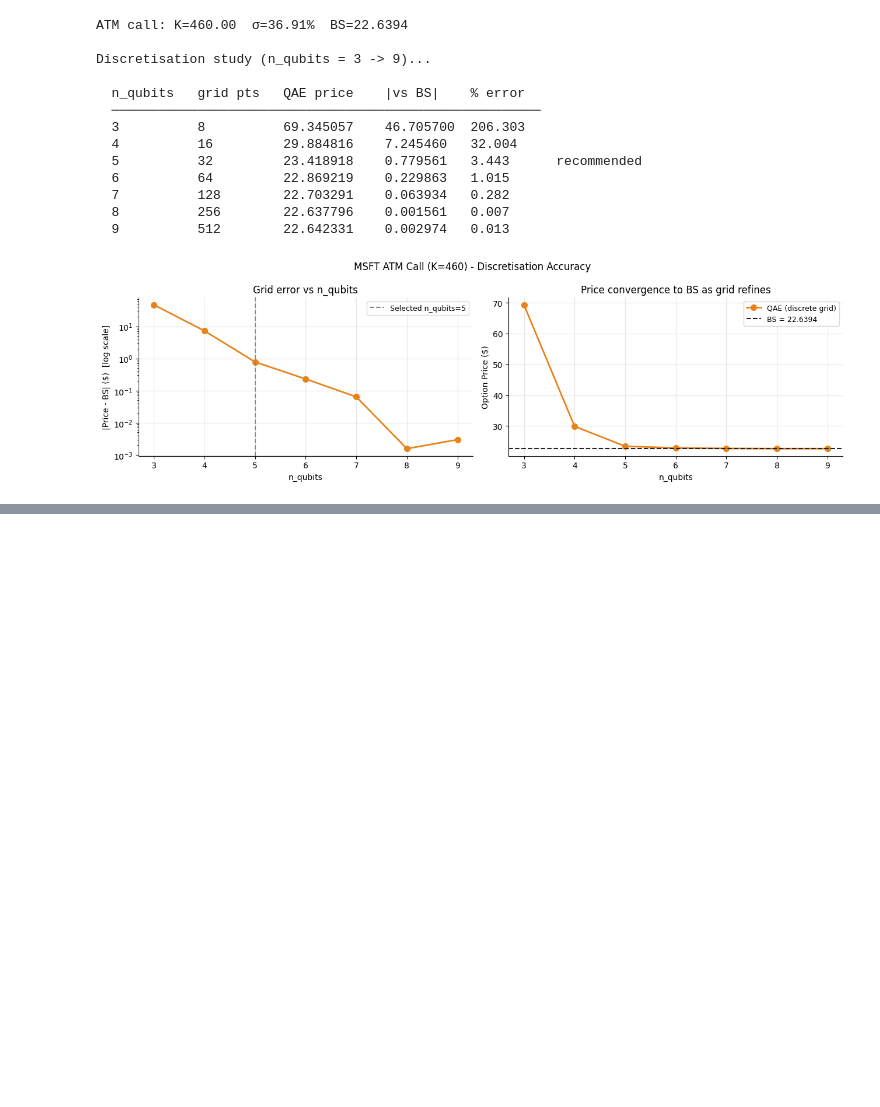
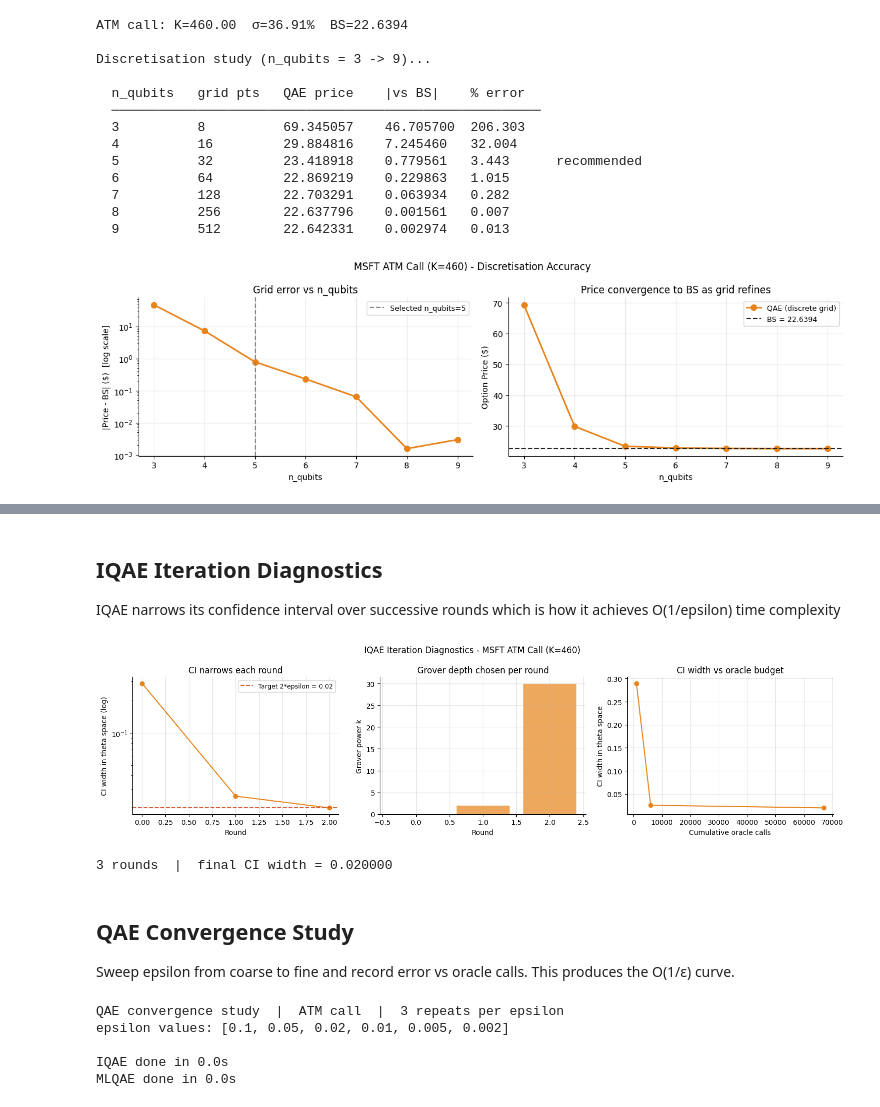
Before and after one commit to Alankrit01/Quantum-Options-Pricing, a Jupyter notebook: QAE.ipynb, the cells around one changed output, grey strips where cells are left out. Saved outputs shown, nothing was run; the diff lists cells and outputs as text; code cells hidden in the pictures; blank space fills up the shorter version.

Commit message:
Added Single Strike pricing, iteration diagnostics and Convergence studies

```diff
--- a/QAE.ipynb
+++ b/QAE.ipynb
@@ -250,0 +320,70 @@ Discretisation study (n_qubits = 3 -> 9)...
+# %% [markdown]
+## IQAE Iteration Diagnostics
+IQAE narrows its confidence interval over successive rounds which is how it achieves O(1/epsilon) time complexity
+# %%
+iqae_res = single_results.get('IQAE')
+history  = getattr(iqae_res, '_history', [])
+# History dict keys: 'iter', 'k', 'depth', 'ci_width', 'n_oracle_cumulative'
+
+if history:
+    hist_df = pd.DataFrame(history)
+
+    fig, axes = plt.subplots(1, 3, figsize=(15, 4))
+    fig.suptitle(f"IQAE Iteration Diagnostics - {TICKER} ATM Call (K={K_atm:.0f})", fontsize=12)
+
+    ax = axes[0]
+    ax.semilogy(hist_df['iter'], hist_df['ci_width'], 'o-', color=COLORS['iqae'], lw=1.5)
+    ax.axhline(2 * EPSILON, color=COLORS['classical_qae'], lw=1.5, linestyle='--', label=f'Target 2*epsilon = {2*EPSILON}')
+    ax.set_xlabel('Round')
+    ax.set_ylabel('CI width in theta space (log)')
+    ax.set_title('CI narrows each round')
+    ax.legend(fontsize=9)
+
+    ax = axes[1]
+    ax.bar(hist_df['iter'], hist_df['k'], color=COLORS['iqae'], alpha=0.7, edgecolor='white')
+    ax.set_xlabel('Round')
+    ax.set_ylabel('Grover power k')
+    ax.set_title('Grover depth chosen per round')
+
+    ax = axes[2]
+    ax.plot(hist_df['n_oracle_cumulative'], hist_df['ci_width'], 'o-', color=COLORS['iqae'], lw=1.5)
+    ax.set_xlabel('Cumulative oracle calls')
+    ax.set_ylabel('CI width in theta space')
+    ax.set_title('CI width vs oracle budget')
+
+    plt.tight_layout()
+    plt.savefig(os.path.join(DATA_DIR, f"{SLUG}_qae_iqae_rounds.png"), dpi=150, bbox_inches='tight')
+    plt.show()
+    print(f"{len(history)} rounds  |  final CI width = {history[-1]['ci_width']:.6f}")
+else:
+    print("No history - IQAE converged in 0 rounds (CI already narrow enough at start).")
+# %% [output]
+[figure, added]
+3 rounds  |  final CI width = 0.020000
+# %% [markdown]
+## QAE Convergence Study
+
+Sweep epsilon from coarse to fine and record error vs oracle calls. This produces the O(1/ε) curve.
+# %%
+EPS_VALUES  = [0.1, 0.05, 0.02, 0.01, 0.005, 0.002]
+eps_array = np.array(EPS_VALUES)
+
+print(f"QAE convergence study  |  ATM call  |  {QAE_REPEATS} repeats per epsilon")
+print(f"epsilon values: {EPS_VALUES}\n")
+
+# qaeConvergence return keys: 'epsilon_values', 'n_oracle', 'mean_error', 'std_error', 'mean_stderr', 'method_name', 'noise_p'
+t0 = time.perf_counter()
+iqae_conv = qaeConvergence(
+    p_atm, epsilon_values=eps_array, bs_price_ref=bs_ref, algorithm='iqae', n_qubits=N_QUBITS, option_type='call', q=Q, noise_p=NOISE_P, n_repeats=QAE_REPEATS,)
+print(f"IQAE done in {time.perf_counter() - t0:.1f}s")
+
+t0 = time.perf_counter()
+mlqae_conv = qaeConvergence(
+    p_atm, epsilon_values=eps_array, bs_price_ref=bs_ref, algorithm='mlqae', n_qubits=N_QUBITS, option_type='call', q=Q, noise_p=NOISE_P, n_repeats=QAE_REPEATS,)
+print(f"MLQAE done in {time.perf_counter() - t0:.1f}s")
+# %% [output]
+QAE convergence study  |  ATM call  |  3 repeats per epsilon
+epsilon values: [0.1, 0.05, 0.02, 0.01, 0.005, 0.002]
+
+IQAE done in 0.0s
+MLQAE done in 0.0s
```
Also changed, not shown: parts of 8 cells of this notebook.
